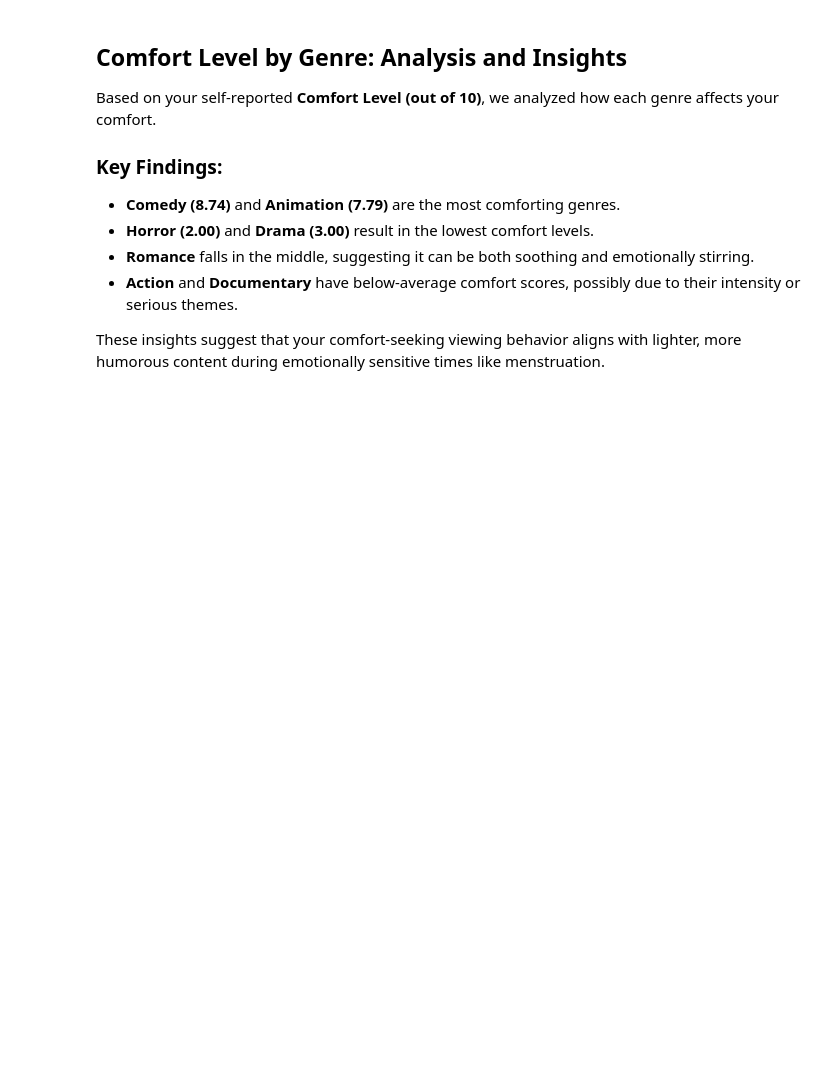
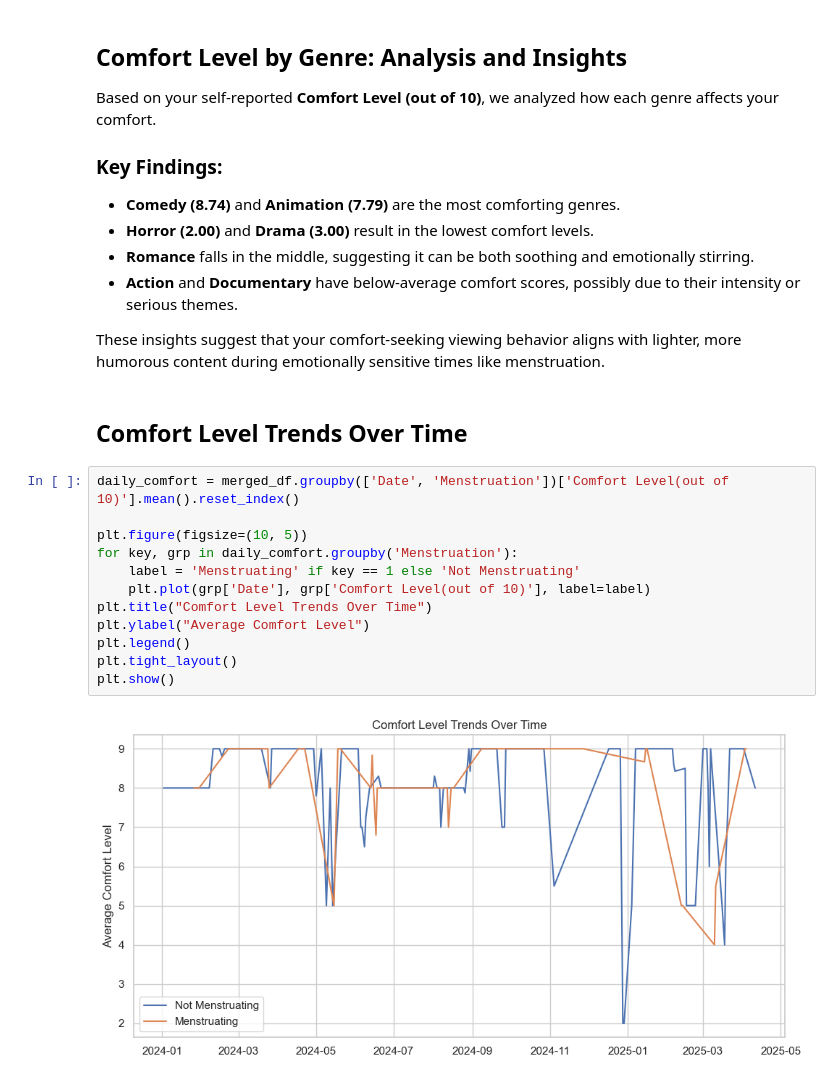
Before and after one commit to goksugb/Netflix_Menstruation_Correlation, a Jupyter notebook: Netflix_Menstruation_Correlation_Final.ipynb, the cells around one changed output. Cells and saved outputs as stored; diff of their text form; blank space fills up the shorter version.

```diff
--- a/Netflix_Menstruation_Correlation_Final.ipynb
+++ b/Netflix_Menstruation_Correlation_Final.ipynb
@@ -208,3 +187,19 @@ Based on your self-reported **Comfort Level (out of 10)**, we analyzed how each
 - **Action** and **Documentary** have below-average comfort scores, possibly due to their intensity or serious themes.
 
 These insights suggest that your comfort-seeking viewing behavior aligns with lighter, more humorous content during emotionally sensitive times like menstruation.
+# %% [markdown]
+## Comfort Level Trends Over Time
+# %%
+daily_comfort = merged_df.groupby(['Date', 'Menstruation'])['Comfort Level(out of 10)'].mean().reset_index()
+
+plt.figure(figsize=(10, 5))
+for key, grp in daily_comfort.groupby('Menstruation'):
+    label = 'Menstruating' if key == 1 else 'Not Menstruating'
+    plt.plot(grp['Date'], grp['Comfort Level(out of 10)'], label=label)
+plt.title("Comfort Level Trends Over Time")
+plt.ylabel("Average Comfort Level")
+plt.legend()
+plt.tight_layout()
+plt.show()
+# %% [output]
+[figure, added]
```
Also changed, not shown: parts of 35 cells of this notebook.
